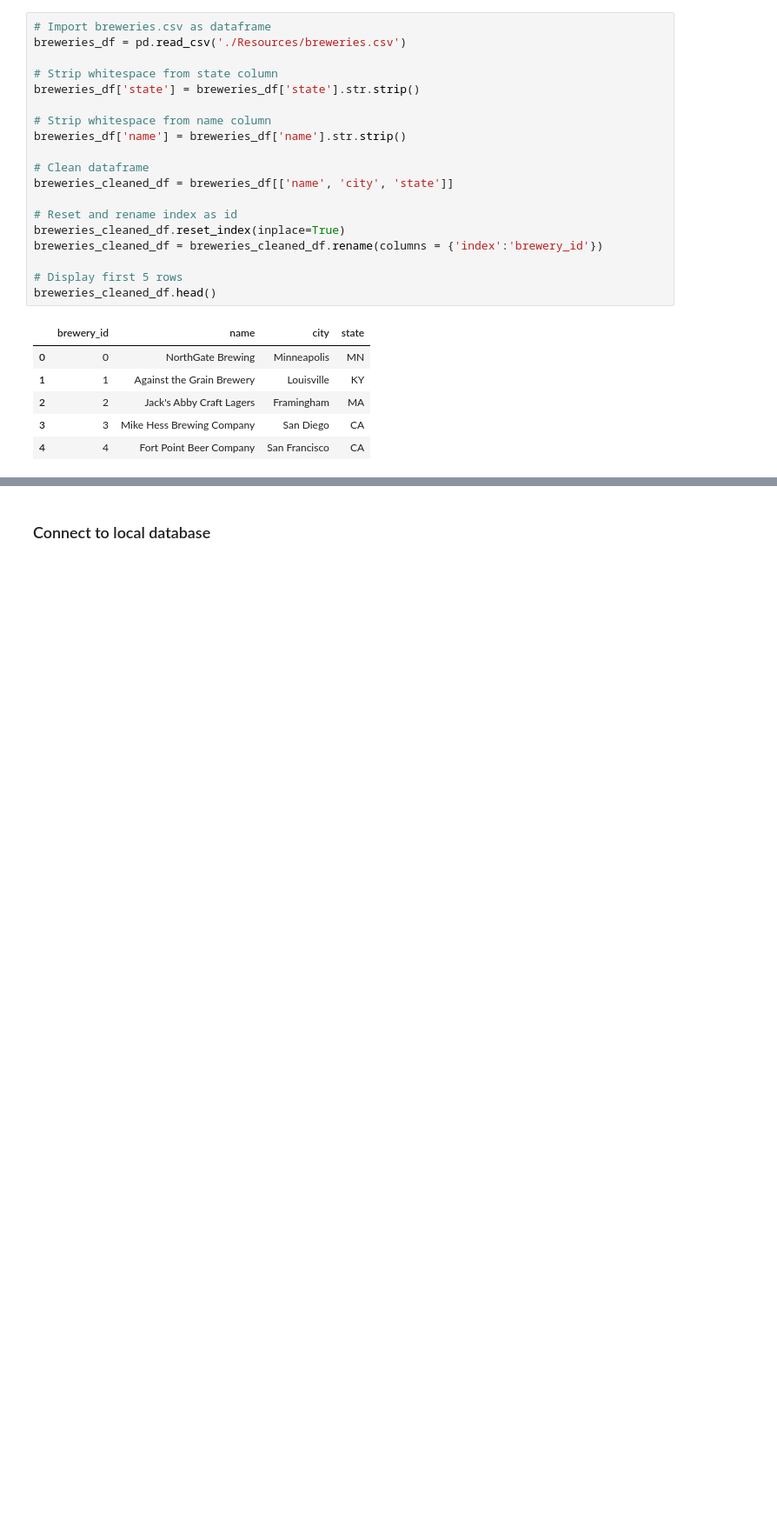
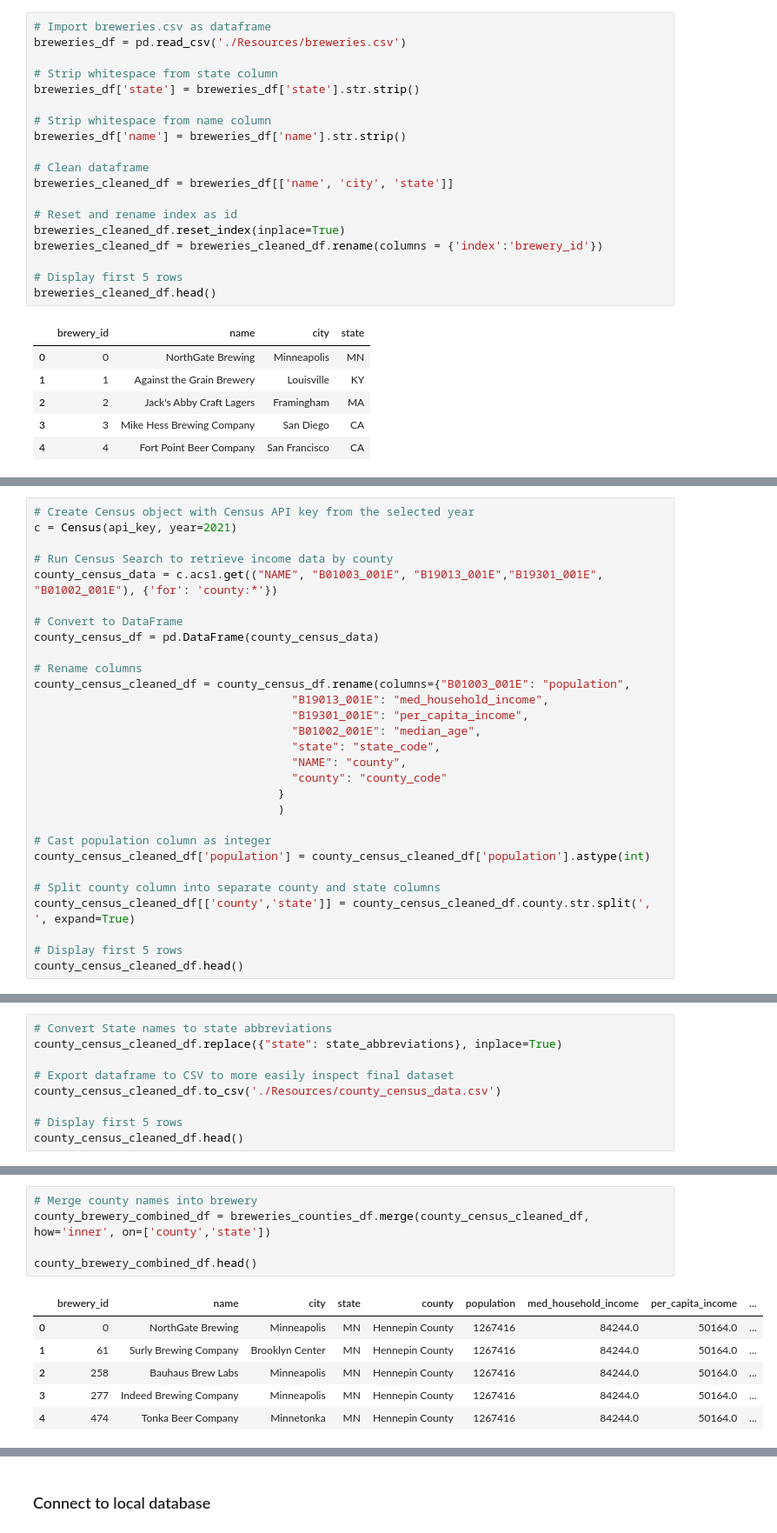
Before and after one commit to gdagger/Team3_Project2, a Jupyter notebook: ETL.ipynb, the cells around one changed output, grey strips where cells are left out. Shown: that part at 87% size. Cells and saved outputs as stored; diff of their text form; blank space fills up the shorter version.

```diff
--- a/ETL.ipynb
+++ b/ETL.ipynb
@@ -48,0 +115,29 @@ breweries_cleaned_df.head()
+# %%
+# Create Census object with Census API key from the selected year
+c = Census(api_key, year=2021)
+
+# Run Census Search to retrieve income data by county
+county_census_data = c.acs1.get(("NAME", "B01003_001E", "B19013_001E","B19301_001E", "B01002_001E"), {'for': 'county:*'})
+
+# Convert to DataFrame
+county_census_df = pd.DataFrame(county_census_data)
+
+# Rename columns
+county_census_cleaned_df = county_census_df.rename(columns={"B01003_001E": "population",
+                                      "B19013_001E": "med_household_income",
+                                      "B19301_001E": "per_capita_income",
+                                      "B01002_001E": "median_age",
+                                      "state": "state_code",
+                                      "NAME": "county",
+                                      "county": "county_code"
+                                    }
+                                    )
+
+# Cast population column as integer
+county_census_cleaned_df['population'] = county_census_cleaned_df['population'].astype(int)
+
+# Split county column into separate county and state columns
+county_census_cleaned_df[['county','state']] = county_census_cleaned_df.county.str.split(', ', expand=True)
+
+# Display first 5 rows
+county_census_cleaned_df.head()
@@ -48,0 +212,9 @@ breweries_cleaned_df.head()
+# %%
+# Convert State names to state abbreviations
+county_census_cleaned_df.replace({"state": state_abbreviations}, inplace=True)
+
+# Export dataframe to CSV to more easily inspect final dataset
+county_census_cleaned_df.to_csv('./Resources/county_census_data.csv')
+
+# Display first 5 rows
+county_census_cleaned_df.head()
@@ -49 +228,13 @@ breweries_cleaned_df.head()
+# %%
+# Merge county names into brewery
+county_brewery_combined_df = breweries_counties_df.merge(county_census_cleaned_df, how='inner', on=['county','state'])
+
+county_brewery_combined_df.head()
+# %% [output]
+|  | brewery_id | name | city | state | county | population | med_household_income | per_capita_income | ... |
+| 0 | 0 | NorthGate Brewing | Minneapolis | MN | Hennepin County | 1267416 | 84244.0 | 50164.0 | ... |
+| 1 | 61 | Surly Brewing Company | Brooklyn Center | MN | Hennepin County | 1267416 | 84244.0 | 50164.0 | ... |
+| 2 | 258 | Bauhaus Brew Labs | Minneapolis | MN | Hennepin County | 1267416 | 84244.0 | 50164.0 | ... |
+| 3 | 277 | Indeed Brewing Company | Minneapolis | MN | Hennepin County | 1267416 | 84244.0 | 50164.0 | ... |
+| 4 | 474 | Tonka Beer Company | Minnetonka | MN | Hennepin County | 1267416 | 84244.0 | 50164.0 | ... |
 # %% [markdown]
```
Also changed, not shown: parts of 18 cells of this notebook, 1 other file.
